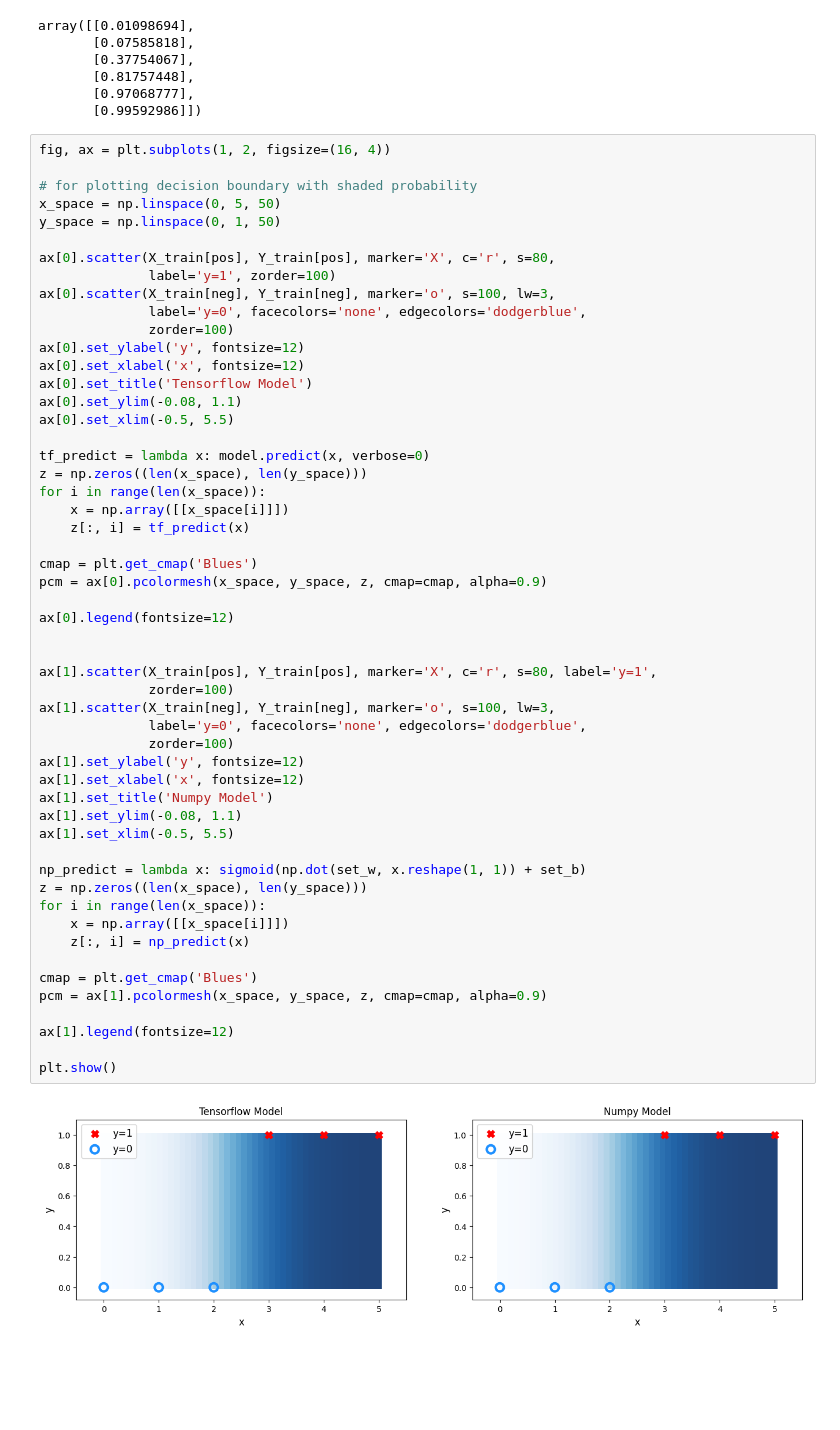
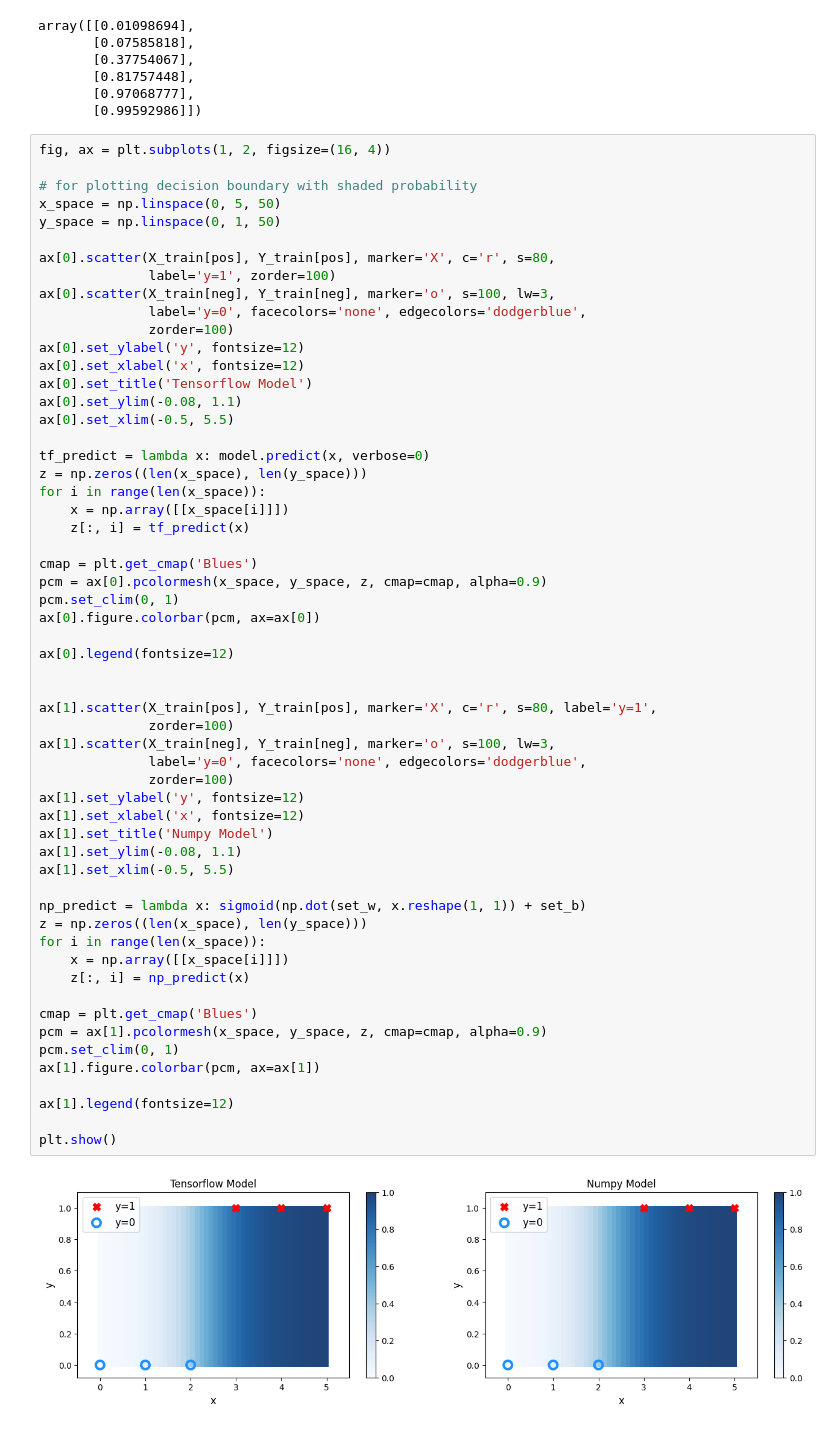
Before and after one commit to PaulToronto/Stanford-Andrew-Ng-Machine-Learning-Specialization, a Jupyter notebook: 2_1_2_1_Lab_Neurons_and_Layers.ipynb, the cells around one changed output. Cells and saved outputs as stored; diff of their text form; blank space fills up the shorter version.

```diff
--- a/2_1_2_1_Lab_Neurons_and_Layers.ipynb
+++ b/2_1_2_1_Lab_Neurons_and_Layers.ipynb
@@ -313,32 +313,36 @@ for i in range(len(x_space)):
 
 cmap = plt.get_cmap('Blues')
 pcm = ax[0].pcolormesh(x_space, y_space, z, cmap=cmap, alpha=0.9)
+pcm.set_clim(0, 1)
+ax[0].figure.colorbar(pcm, ax=ax[0])
 
 ax[0].legend(fontsize=12)
 
 
 ax[1].scatter(X_train[pos], Y_train[pos], marker='X', c='r', s=80, label='y=1',
               zorder=100)
 ax[1].scatter(X_train[neg], Y_train[neg], marker='o', s=100, lw=3,
               label='y=0', facecolors='none', edgecolors='dodgerblue',
               zorder=100)
 ax[1].set_ylabel('y', fontsize=12)
 ax[1].set_xlabel('x', fontsize=12)
 ax[1].set_title('Numpy Model')
 ax[1].set_ylim(-0.08, 1.1)
 ax[1].set_xlim(-0.5, 5.5)
 
 np_predict = lambda x: sigmoid(np.dot(set_w, x.reshape(1, 1)) + set_b)
 z = np.zeros((len(x_space), len(y_space)))
 for i in range(len(x_space)):
     x = np.array([[x_space[i]]])
     z[:, i] = np_predict(x)
 
 cmap = plt.get_cmap('Blues')
 pcm = ax[1].pcolormesh(x_space, y_space, z, cmap=cmap, alpha=0.9)
+pcm.set_clim(0, 1)
+ax[1].figure.colorbar(pcm, ax=ax[1])
 
 ax[1].legend(fontsize=12)
 
 plt.show()
 # %% [output]
-[figure, old version]
+[figure, new version]
```
Also changed, not shown: parts of 7 cells of this notebook.
